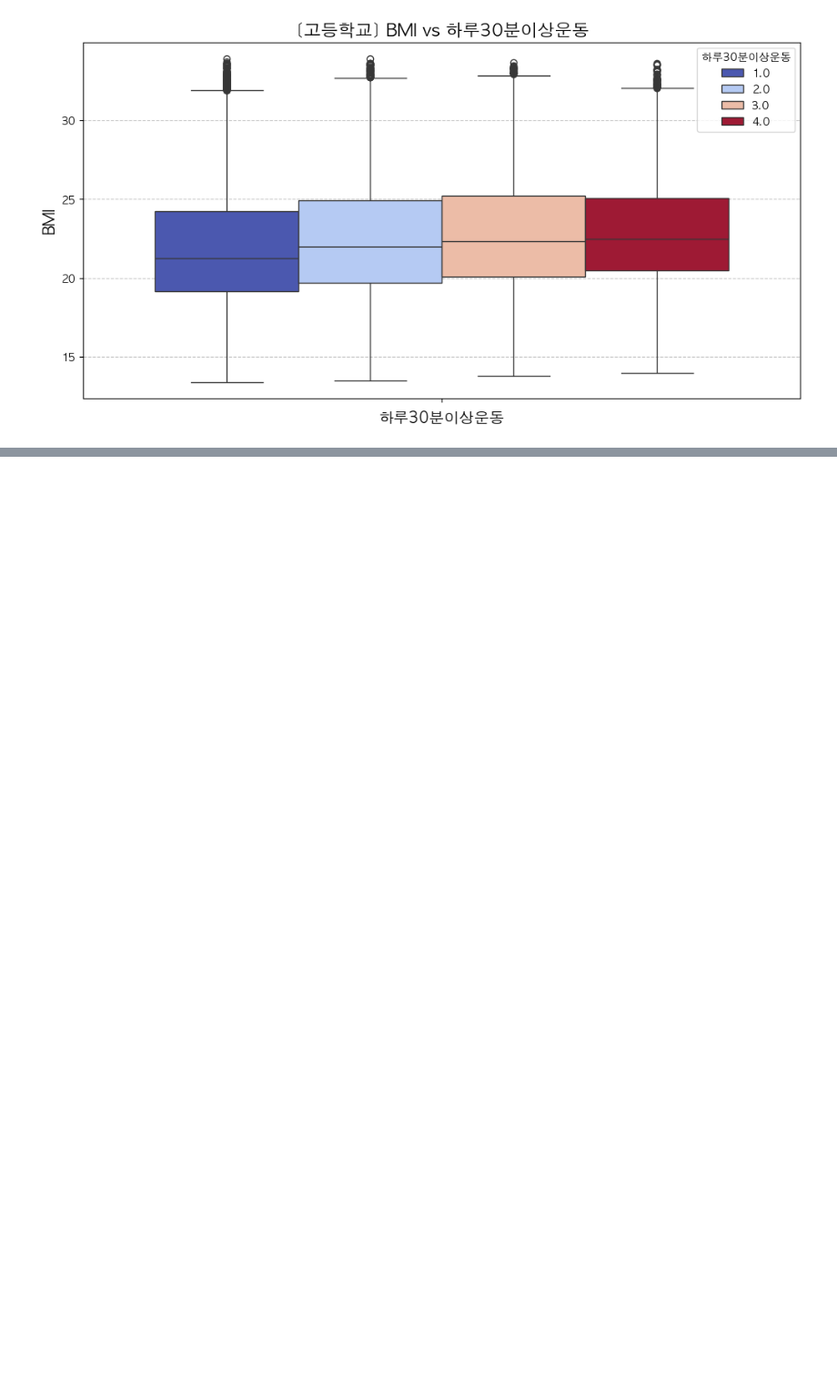
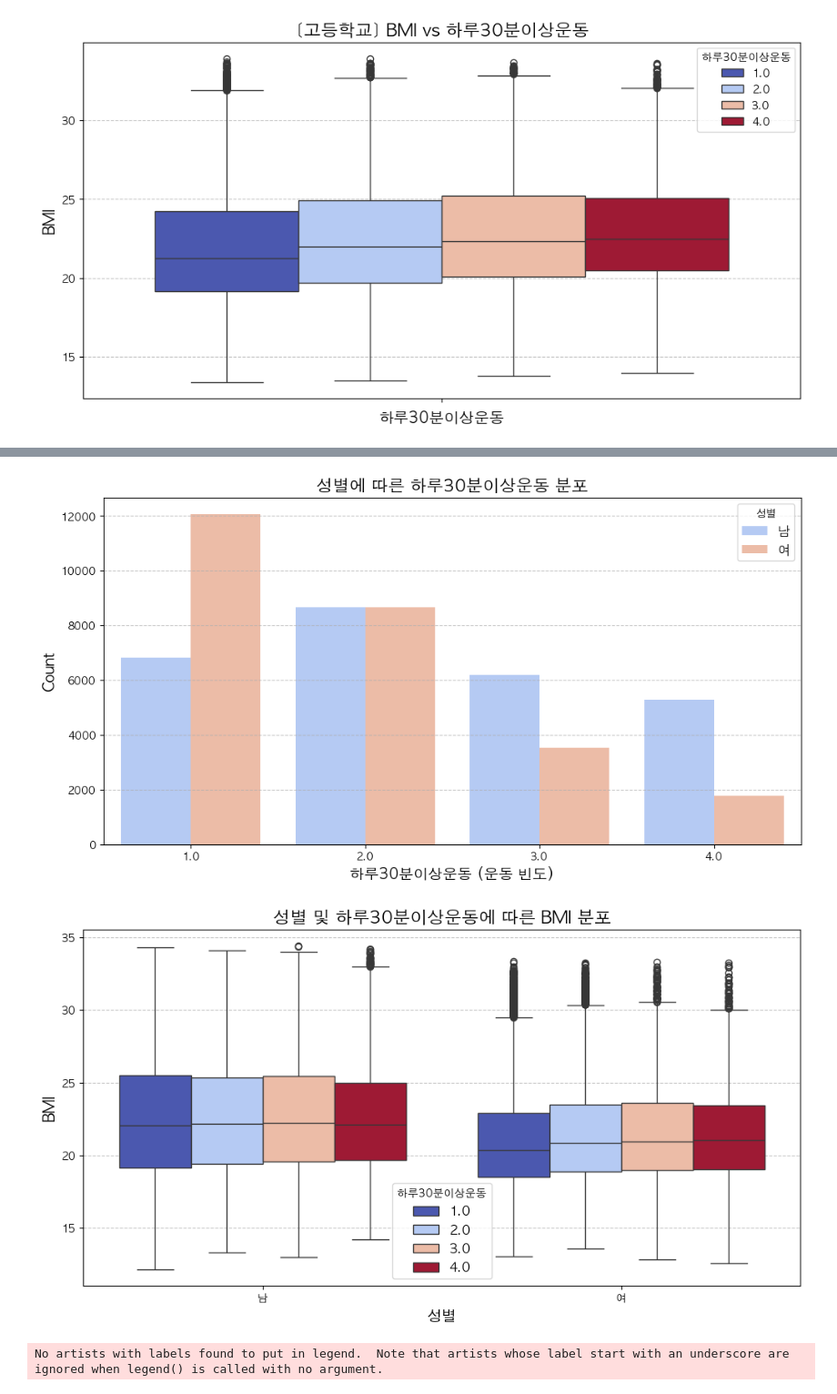
Before and after one commit to Statistical-Data-Analysis-2024/team-project, a Jupyter notebook: src/EDA/EDA_WorkOut_BMI.ipynb, the cells around one changed output, grey strips where cells are left out. Shown: that part at 91% size. Saved outputs shown, nothing was run; the diff lists cells and outputs as text; code cells hidden in the pictures; blank space fills up the shorter version.

```diff
--- a/src/EDA/EDA_WorkOut_BMI.ipynb
+++ b/src/EDA/EDA_WorkOut_BMI.ipynb
@@ -880,0 +325,41 @@ H-Statistic: 390.5218, p-value: 0.0000
+# %%
+import seaborn as sns
+import matplotlib.pyplot as plt
+
+from matplotlib import rc
+rc('font', family='AppleGothic')
+plt.rcParams['axes.unicode_minus'] = False
+
+# 성별에 따른 '하루30분이상운동' 값 분포 시각화
+plt.figure(figsize=(12, 6))
+sns.countplot(data=cleaned_data, x='하루30분이상운동', hue='성별', palette='coolwarm')
+plt.title('성별에 따른 하루30분이상운동 분포', fontsize=16)
+plt.xlabel('하루30분이상운동 (운동 빈도)', fontsize=14)
+plt.ylabel('Count', fontsize=14)
+plt.legend(title='성별', fontsize=12)
+plt.grid(axis='y', linestyle='--', alpha=0.7)
+plt.show()
+
+# 성별에 따른 BMI 분포 시각화
+plt.figure(figsize=(12, 6))
+sns.boxplot(data=cleaned_data, x='성별', y='BMI', hue='하루30분이상운동', palette='coolwarm')
+plt.title('성별 및 하루30분이상운동에 따른 BMI 분포', fontsize=16)
+plt.xlabel('성별', fontsize=14)
+plt.ylabel('BMI', fontsize=14)
+plt.grid(axis='y', linestyle='--', alpha=0.7)
+plt.legend(title='하루30분이상운동', fontsize=12)
+plt.show()
+
+# 성별에 따른 BMI 히스토그램
+plt.figure(figsize=(12, 6))
+sns.histplot(data=cleaned_data, x='BMI', hue='성별', kde=True, bins=30, palette='coolwarm', element='step')
+plt.title('성별에 따른 BMI 분포', fontsize=16)
+plt.xlabel('BMI', fontsize=14)
+plt.ylabel('Frequency', fontsize=14)
+plt.grid(axis='y', linestyle='--', alpha=0.7)
+plt.legend(title='성별', fontsize=12)
+plt.show()
+# %% [output]
+[figure, added]
+[figure, added]
+No artists with labels found to put in legend.  Note that artists whose label start with an underscore are ignored when legend() is called with no argument.
```
Also changed, not shown: parts of 41 cells of this notebook.
